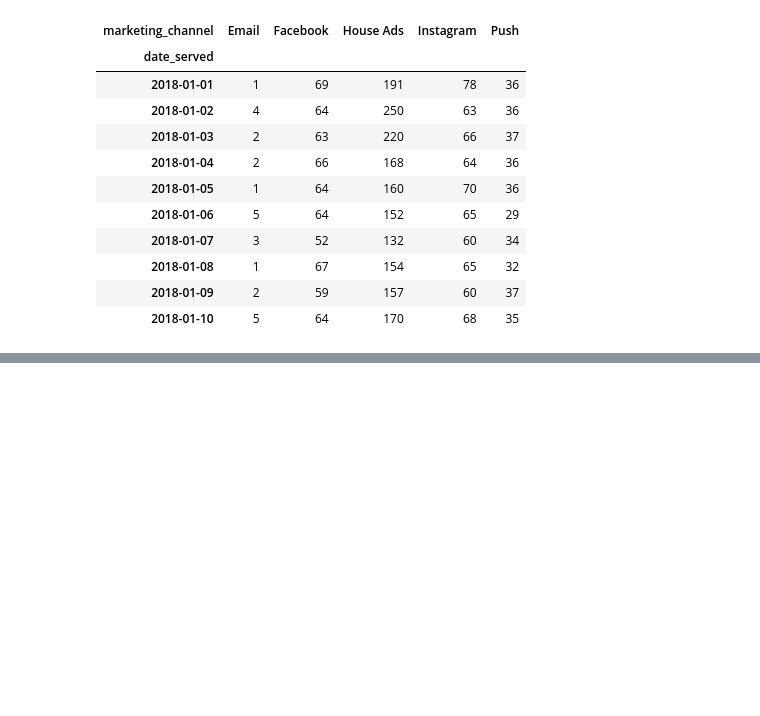
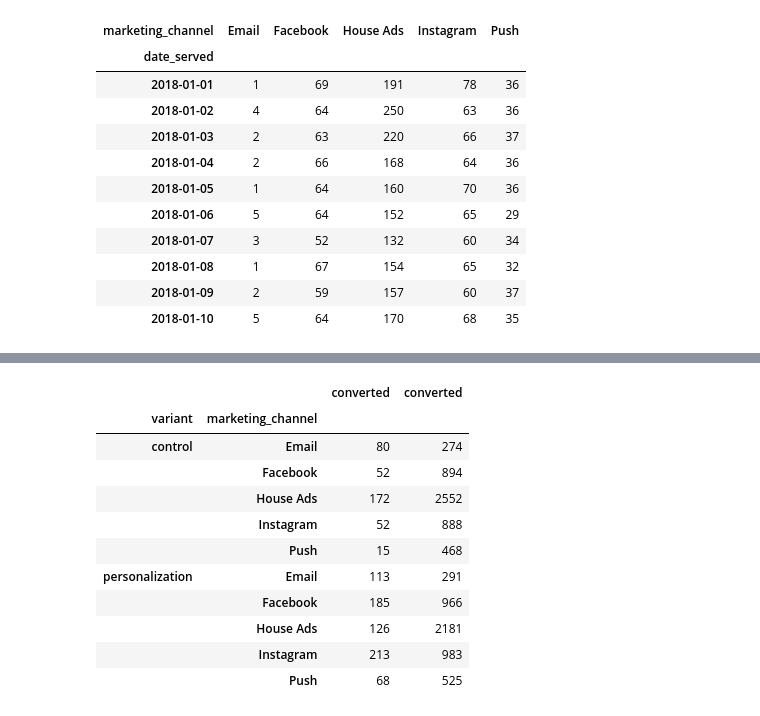
Before and after one commit to FemiTheAnalyst/Data-Projects, a Jupyter notebook: Market Campaigns with pandas/Market Campaigns with pandas.ipynb, the cells around one changed output, grey strips where cells are left out. Saved outputs shown, nothing was run; the diff lists cells and outputs as text; code cells hidden in the pictures; blank space fills up the shorter version.

```diff
--- a/Market Campaigns with pandas/Market Campaigns with pandas.ipynb
+++ b/Market Campaigns with pandas/Market Campaigns with pandas.ipynb
@@ -377,0 +415,18 @@ Text(0.5, 1.0, 'Ads Daily Trend')
+# %%
+conversions= df.groupby(['variant','marketing_channel'])['converted'].sum() # to check the total number of variant, marketing_channel whose converted are true
+ads = df.groupby(['variant','marketing_channel'])['converted'].count()# to check the total number of variant, marketing_channel whose converted are both true and false
+conversion_df =pd.concat([conversions,ads],axis=1)
+conversion_df
+# %% [output]
+|  |  | converted | converted |
+| variant | marketing_channel |  |  |
+| control | Email | 80 | 274 |
+|  | Facebook | 52 | 894 |
+|  | House Ads | 172 | 2552 |
+|  | Instagram | 52 | 888 |
+|  | Push | 15 | 468 |
+| personalization | Email | 113 | 291 |
+|  | Facebook | 185 | 966 |
+|  | House Ads | 126 | 2181 |
+|  | Instagram | 213 | 983 |
+|  | Push | 68 | 525 |
```
Also changed, not shown: parts of 19 cells of this notebook.
